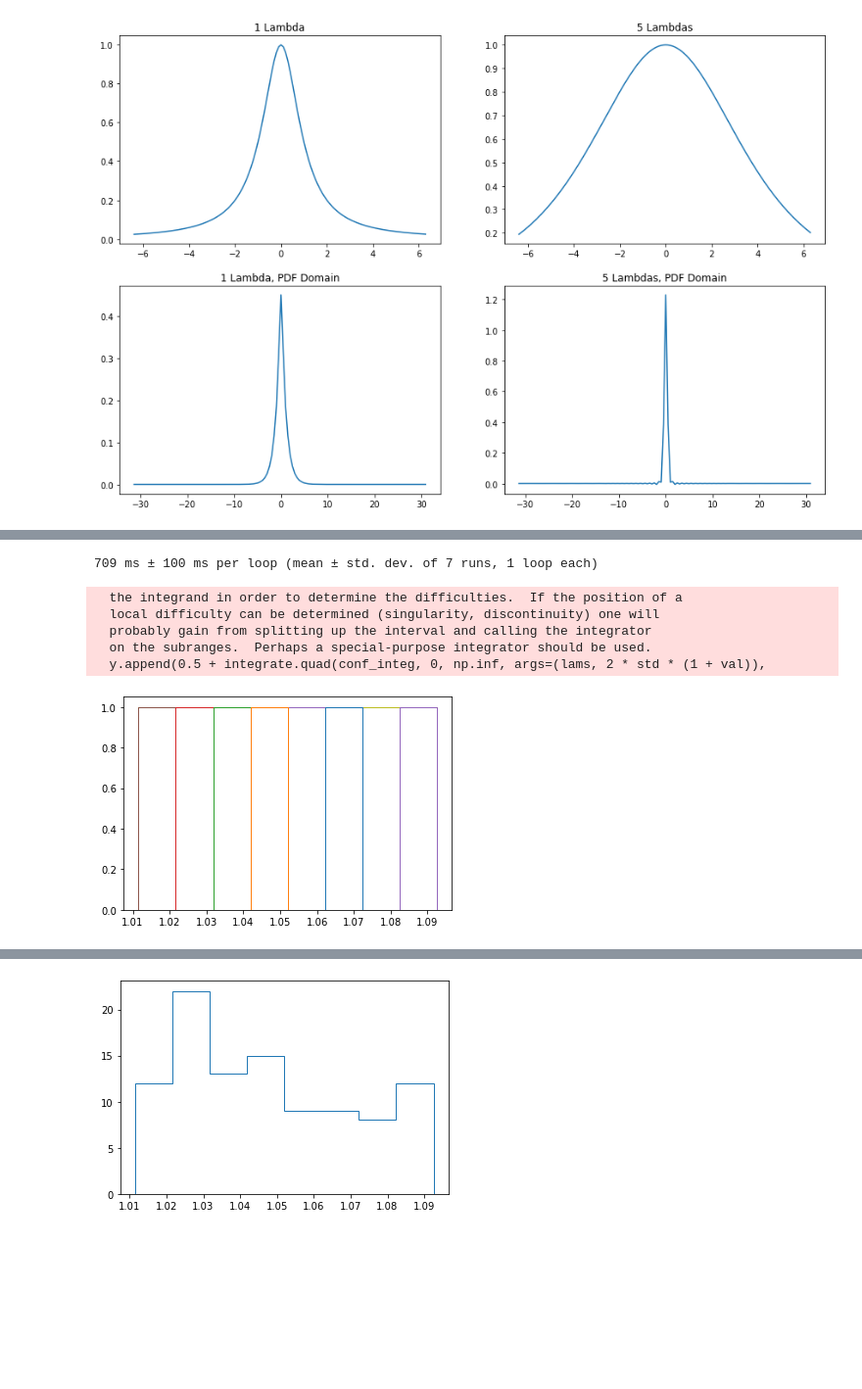
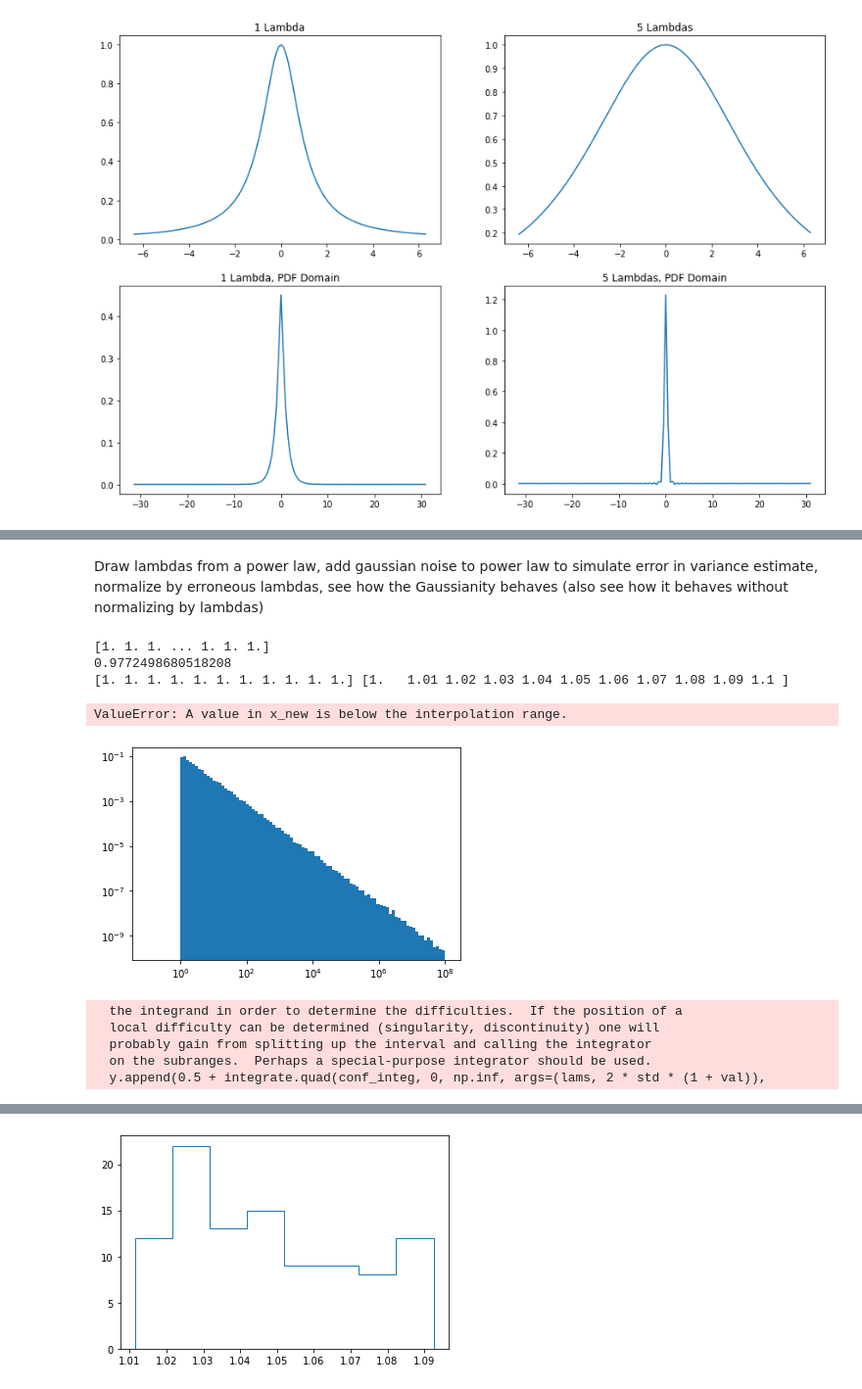
Before and after one commit to jlcbrown/FFT_hypoexp_comp, a Jupyter notebook: FFT_computation_testing.ipynb, the cells around one changed output, grey strips where cells are left out. Shown at 98% size. Cells and saved outputs as stored; diff of their text form; code cells hidden in the pictures; blank space fills up the shorter version.

Commit message:
weird quad_vec_behavior

```diff
--- a/FFT_computation_testing.ipynb
+++ b/FFT_computation_testing.ipynb
@@ -312,19 +372,27 @@ print(get_conf_rat(lams))
+# %% [markdown]
+Draw lambdas from a power law, add gaussian noise to power law to simulate error in variance estimate, normalize by erroneous lambdas, see how the Gaussianity behaves (also see how it behaves without normalizing by lambdas)
 # %%
 %%timeit
-lams = np.random.uniform(low=1, high=2, size=100)
+#lams = np.random.uniform(low=1, high=2, size=[10, 10])
+lams = np.ones([10, 1000])
 inv = get_conf_rat(lams)
 # %% [output]
-709 ms ± 100 ms per loop (mean ± std. dev. of 7 runs, 1 loop each)
+[1. 1. 1. ... 1. 1. 1.]
+0.9772498680518208
+[1. 1. 1. 1. 1. 1. 1. 1. 1. 1. 1.] [1.   1.01 1.02 1.03 1.04 1.05 1.06 1.07 1.08 1.09 1.1 ]
+ValueError: A value in x_new is below the interpolation range.
-# %%
-lams = np.random.pareto(a=1, size=[100, 100])
-invs = []
-for lam_ind in range(100):
-    inv = get_conf_rat(lams[lam_ind])
-    invs.append(inv)
-# %% [output]
-  the integrand in order to determine the difficulties.  If the position of a
-  local difficulty can be determined (singularity, discontinuity) one will
-  probably gain from splitting up the interval and calling the integrator
-  on the subranges.  Perhaps a special-purpose integrator should be used.
-  y.append(0.5 + integrate.quad(conf_integ, 0, np.inf, args=(lams, 2 * std * (1 + val)),
-[figure, removed]
+# %%
+def get_plaw_samples(minlam, maxlam, plind, size):
+    if plind <= 1:
+        raise ValueError("plind must be greater than 1")
+    alpha = plind - 1
+
+    uni = np.random.uniform(size=size)
+    plaw = minlam * (1 - (1 - (minlam/maxlam) ** alpha) * uni)**(-1 / alpha)
+    return(plaw)
+
+P = get_plaw_samples(1, 1e8, 1.1, int(1e4))
+_, _, _ = plt.hist(P, bins=np.logspace(-1, 8, num=101), log=True, density=True)
+plt.xscale("log")
+# %% [output]
+[figure, added]
@@ -330,0 +415,11 @@ for lam_ind in range(100):
+# %%
+plind = 1.05
+errstd = 0.1
+Nsum=5
+confs_no_err = plaw_conf_sim(plind=plind, err=False, errstd=errstd, Nsum=Nsum)
+# %% [output]
+  the integrand in order to determine the difficulties.  If the position of a
+  local difficulty can be determined (singularity, discontinuity) one will
+  probably gain from splitting up the interval and calling the integrator
+  on the subranges.  Perhaps a special-purpose integrator should be used.
+  y.append(0.5 + integrate.quad(conf_integ, 0, np.inf, args=(lams, 2 * std * (1 + val)),
```
Also changed, not shown: parts of 8 cells of this notebook.
